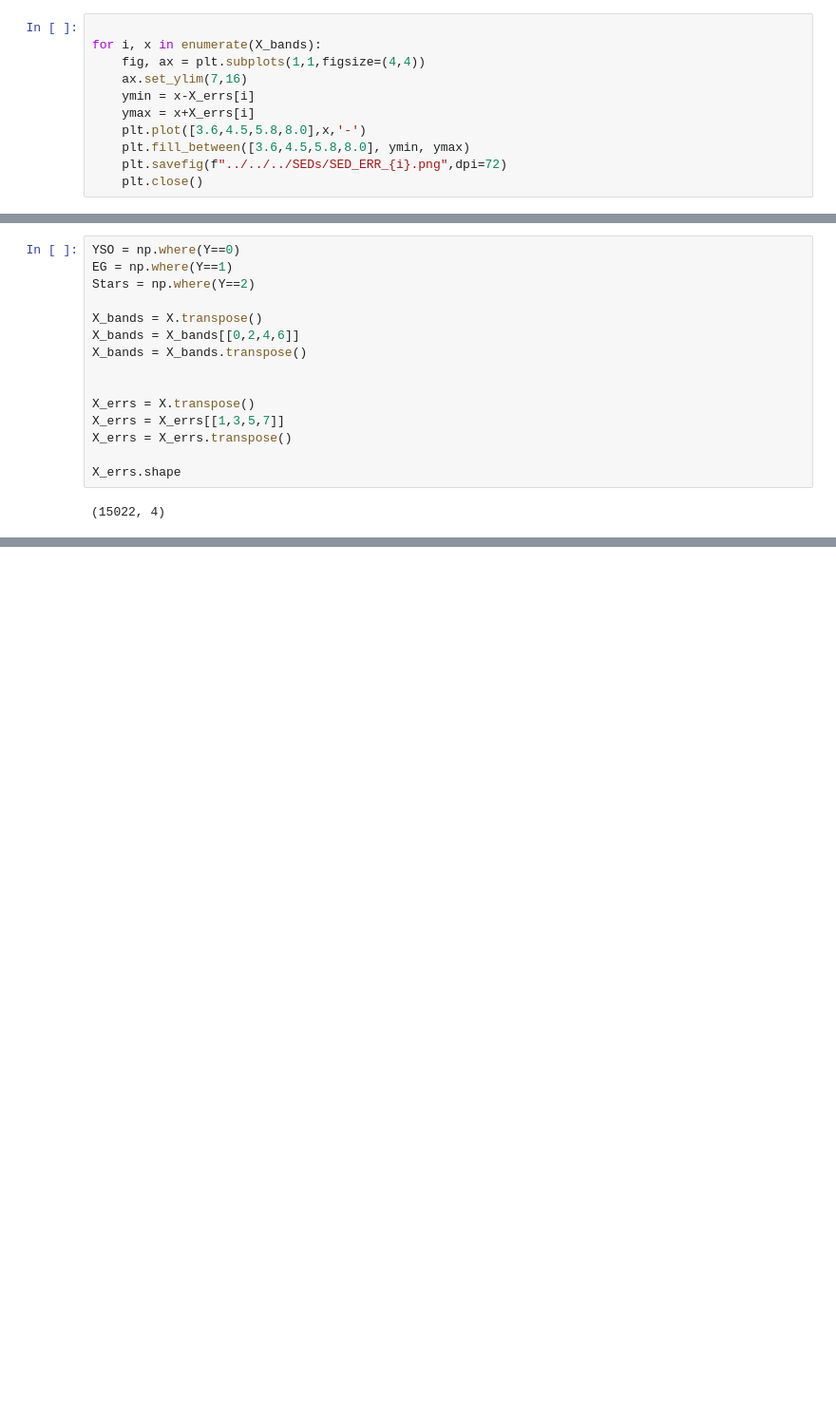
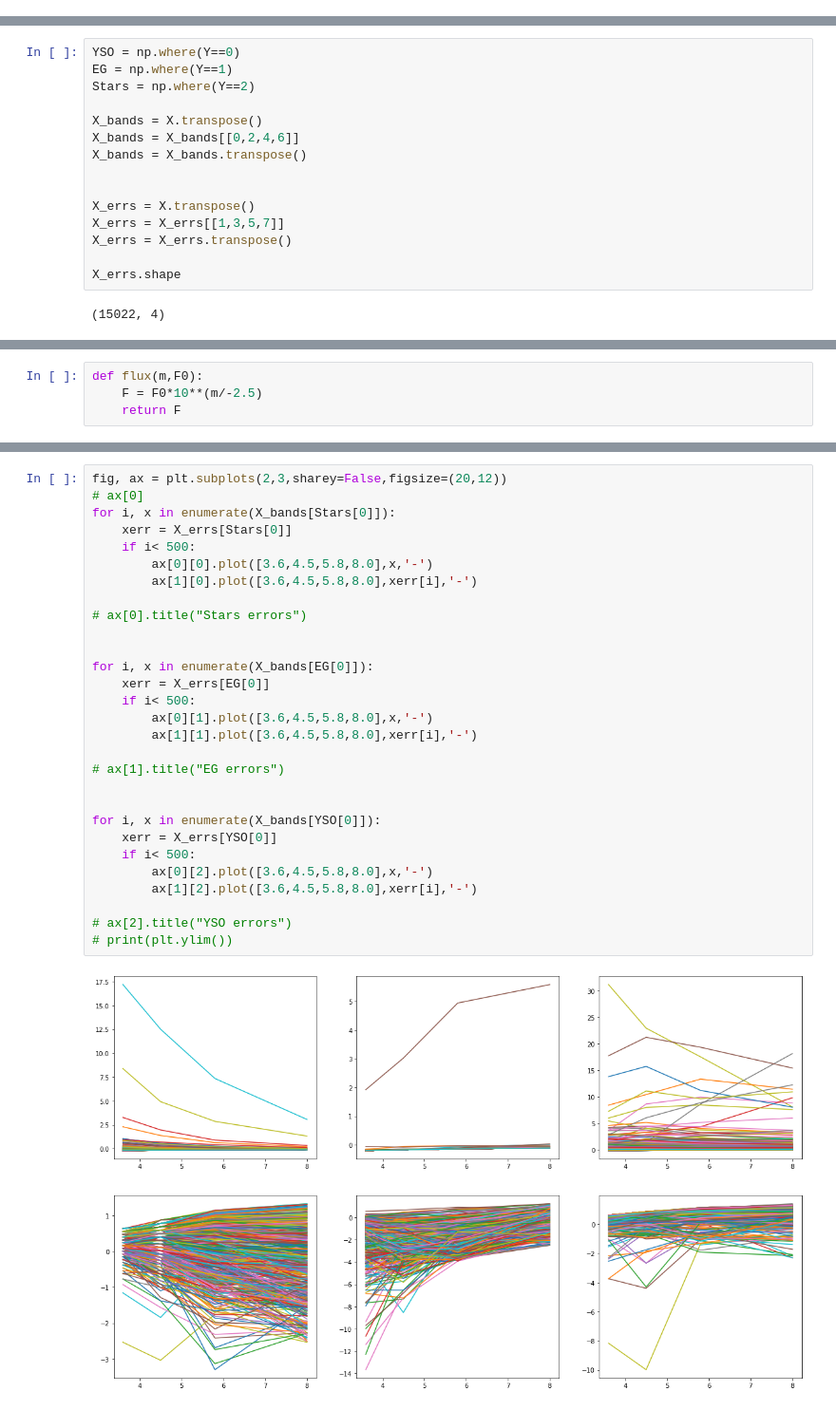
Before and after one commit to bcrompvoets/Random, a Jupyter notebook: Phase_3_1__IRAC_Only_Classification/Notebooks/Make_SEDs.ipynb, the cells around one changed output, grey strips where cells are left out. Shown at 95% size. Drawn from its saved outputs; the diff is of its cells as text; blank space fills up the shorter version.

Commit message:
Make SEDs, normalized flux and clean figure

```diff
--- a/Phase_3_1__IRAC_Only_Classification/Notebooks/Make_SEDs.ipynb
+++ b/Phase_3_1__IRAC_Only_Classification/Notebooks/Make_SEDs.ipynb
@@ -70,17 +70,6 @@ print(plt.ylim())
 # %% [output]
 (7.23645, 16.02655)
 [figure]
-# %%
-
-for i, x in enumerate(X_bands):
-    fig, ax = plt.subplots(1,1,figsize=(4,4))
-    ax.set_ylim(7,16)
-    ymin = x-X_errs[i]
-    ymax = x+X_errs[i]
-    plt.plot([3.6,4.5,5.8,8.0],x,'-')
-    plt.fill_between([3.6,4.5,5.8,8.0], ymin, ymax)
-    plt.savefig(f"../../../SEDs/SED_ERR_{i}.png",dpi=72)
-    plt.close()
 # %%
 
 from sklearn.utils import shuffle
@@ -123,0 +130,4 @@ X_errs.shape
+# %%
+def flux(m,F0):
+    F = F0*10**(m/-2.5)
+    return F
@@ -123,0 +157,31 @@ X_errs.shape
+# %%
+fig, ax = plt.subplots(2,3,sharey=False,figsize=(20,12))
+# ax[0]
+for i, x in enumerate(X_bands[Stars[0]]):
+    xerr = X_errs[Stars[0]]
+    if i< 500:
+        ax[0][0].plot([3.6,4.5,5.8,8.0],x,'-')
+        ax[1][0].plot([3.6,4.5,5.8,8.0],xerr[i],'-')
+
+# ax[0].title("Stars errors")
+
+
+for i, x in enumerate(X_bands[EG[0]]):
+    xerr = X_errs[EG[0]]
+    if i< 500:
+        ax[0][1].plot([3.6,4.5,5.8,8.0],x,'-')
+        ax[1][1].plot([3.6,4.5,5.8,8.0],xerr[i],'-')
+
+# ax[1].title("EG errors")
+
+
+for i, x in enumerate(X_bands[YSO[0]]):
+    xerr = X_errs[YSO[0]]
+    if i< 500:
+        ax[0][2].plot([3.6,4.5,5.8,8.0],x,'-')
+        ax[1][2].plot([3.6,4.5,5.8,8.0],xerr[i],'-')
+
+# ax[2].title("YSO errors")
+# print(plt.ylim())
+# %% [output]
+[figure, added]
```
Also changed, not shown: parts of 6 cells of this notebook, 4 other files.
